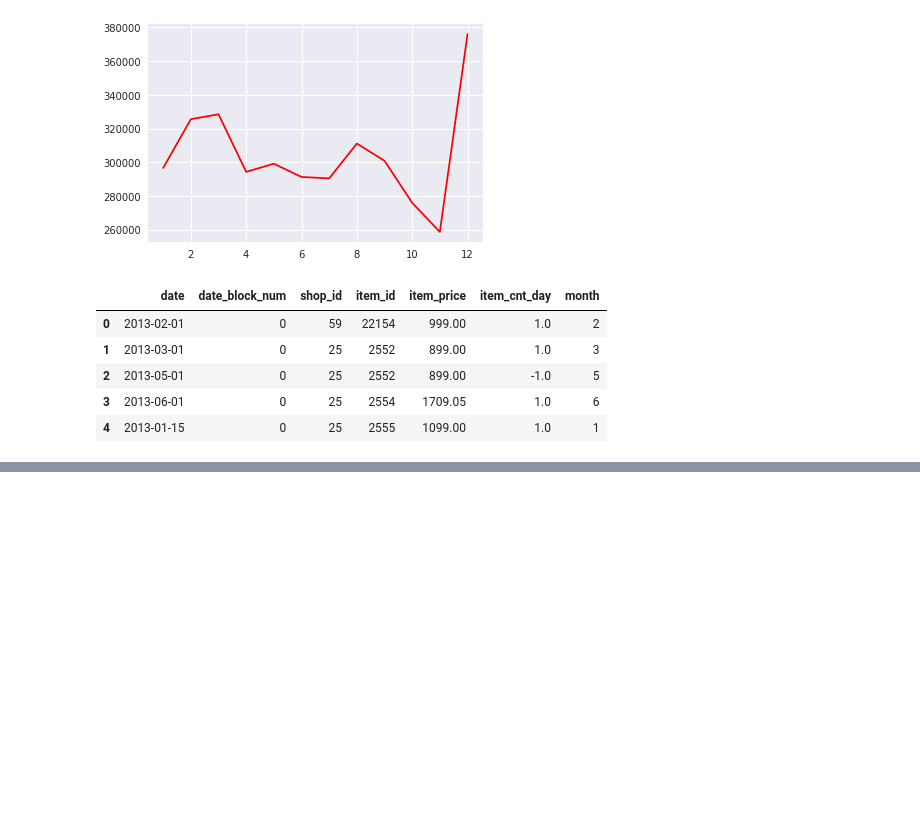
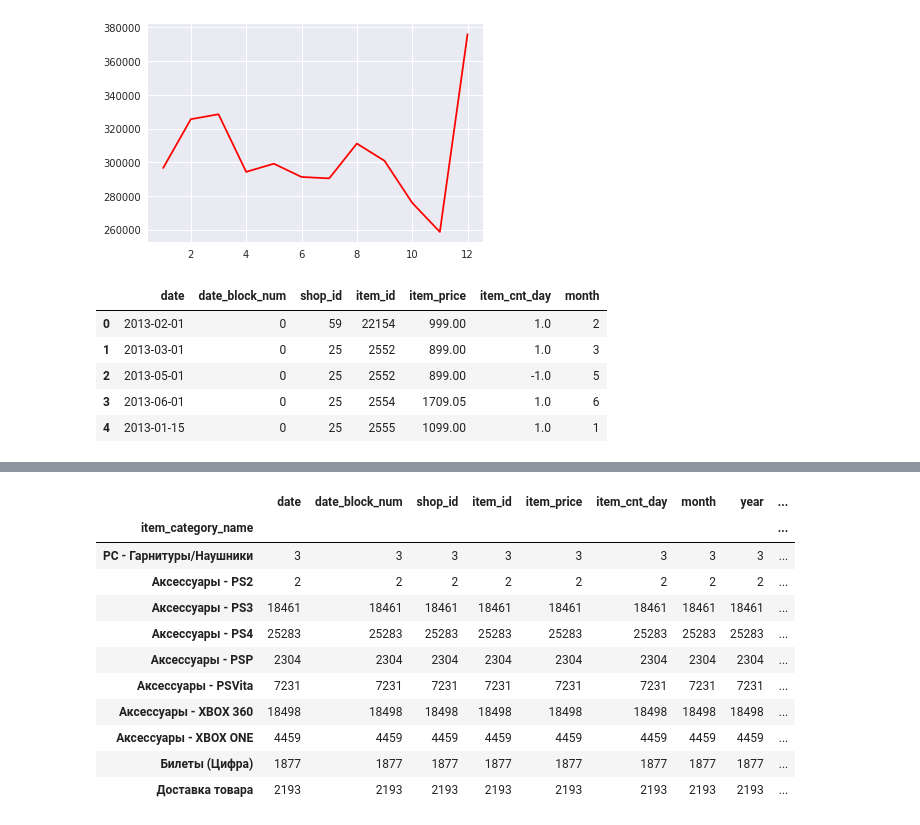
Before and after one commit to manmeet17/Advanced-ML, a Jupyter notebook: eda.ipynb, the cells around one changed output, grey strips where cells are left out. Cells and saved outputs as stored; diff of their text form; code cells hidden in the pictures; blank space fills up the shorter version.

```diff
--- a/eda.ipynb
+++ b/eda.ipynb
@@ -90,0 +131,17 @@ transactions.head()
+# %%
+cats=transactions.groupby(['item_category_name']).count()
+# %%
+cats.head(10)
+# %% [output]
+|  | date | date_block_num | shop_id | item_id | item_price | item_cnt_day | month | year | ... |
+| item_category_name |  |  |  |  |  |  |  |  | ... |
+| PC - Гарнитуры/Наушники | 3 | 3 | 3 | 3 | 3 | 3 | 3 | 3 | ... |
+| Аксессуары - PS2 | 2 | 2 | 2 | 2 | 2 | 2 | 2 | 2 | ... |
+| Аксессуары - PS3 | 18461 | 18461 | 18461 | 18461 | 18461 | 18461 | 18461 | 18461 | ... |
+| Аксессуары - PS4 | 25283 | 25283 | 25283 | 25283 | 25283 | 25283 | 25283 | 25283 | ... |
+| Аксессуары - PSP | 2304 | 2304 | 2304 | 2304 | 2304 | 2304 | 2304 | 2304 | ... |
+| Аксессуары - PSVita | 7231 | 7231 | 7231 | 7231 | 7231 | 7231 | 7231 | 7231 | ... |
+| Аксессуары - XBOX 360 | 18498 | 18498 | 18498 | 18498 | 18498 | 18498 | 18498 | 18498 | ... |
+| Аксессуары - XBOX ONE | 4459 | 4459 | 4459 | 4459 | 4459 | 4459 | 4459 | 4459 | ... |
+| Билеты (Цифра) | 1877 | 1877 | 1877 | 1877 | 1877 | 1877 | 1877 | 1877 | ... |
+| Доставка товара | 2193 | 2193 | 2193 | 2193 | 2193 | 2193 | 2193 | 2193 | ... |
```
Also changed, not shown: parts of 7 cells of this notebook.
